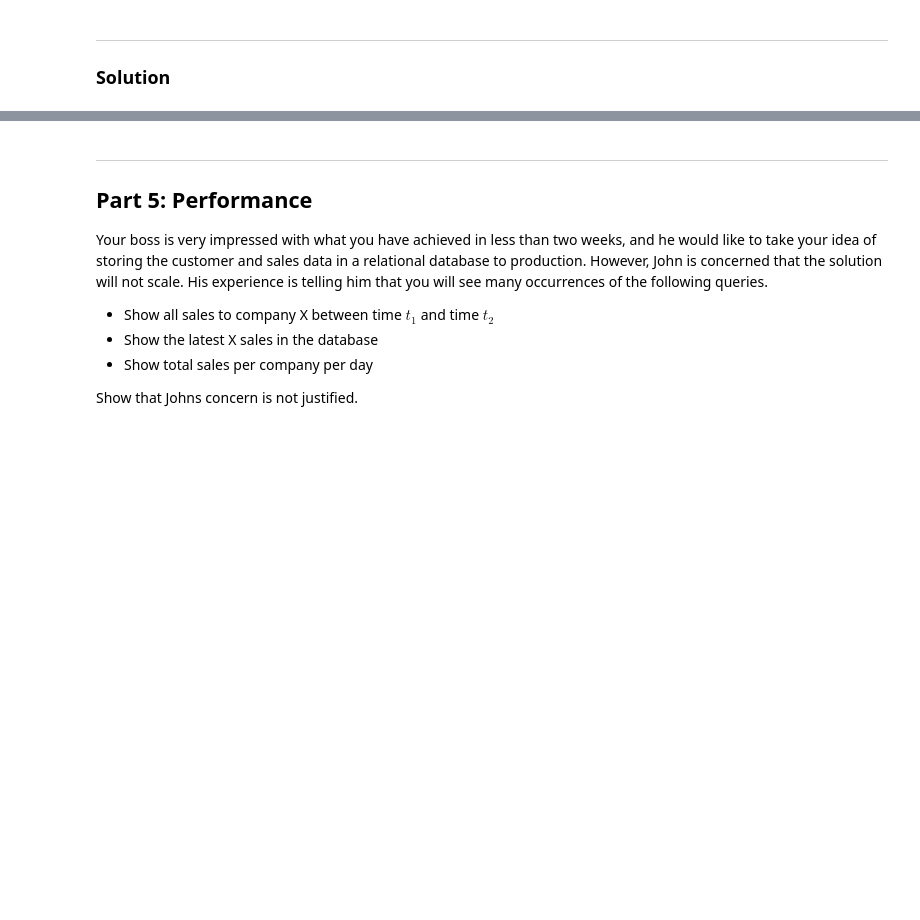
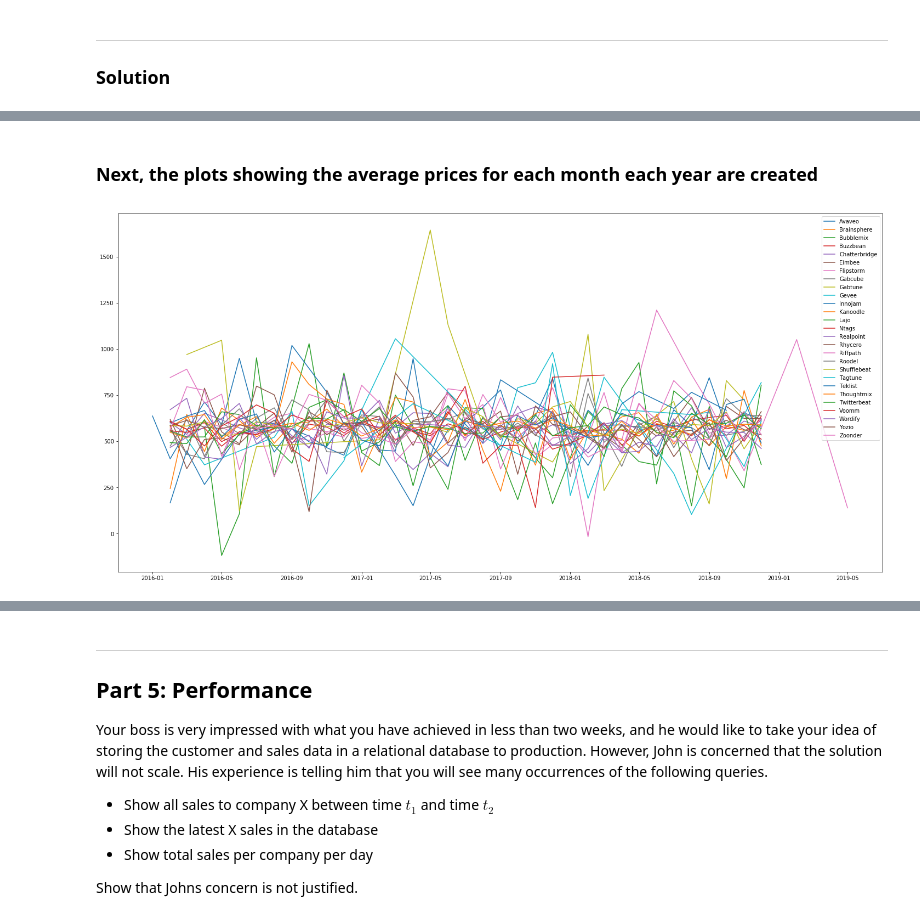
Before and after one commit to vincentvendius/Computational-tools-project-1, a Jupyter notebook: Project1_CustomerDatabase.ipynb, the cells around one changed output, grey strips where cells are left out. Saved outputs shown, nothing was run; the diff lists cells and outputs as text; code cells hidden in the pictures; blank space fills up the shorter version.

```diff
--- a/Project1_CustomerDatabase.ipynb
+++ b/Project1_CustomerDatabase.ipynb
@@ -685,0 +697,27 @@ print(i)
+# %% [markdown]
+### Next, the plots showing the average prices for each month each year are created
+# %%
+plt.figure(figsize=(25,12))
+
+i = 0
+
+values = []
+dates = []
+legend = []
+
+for row in datasmall:
+    if row[0]==companies[i][0]:
+        values.append(row[1])
+        datestimes = datetime.strptime(row[2],'%Y-%m')
+        dates.append(datestimes)
+    else:
+        legend.append(companies[i][0])
+        plt.plot(dates,values,'-')
+        i+=1
+        values = []
+        dates = []
+
+plt.legend(legend,loc='upper right')
+plt.show()
+# %% [output]
+[figure, added]
```
Also changed, not shown: parts of 9 cells of this notebook.
